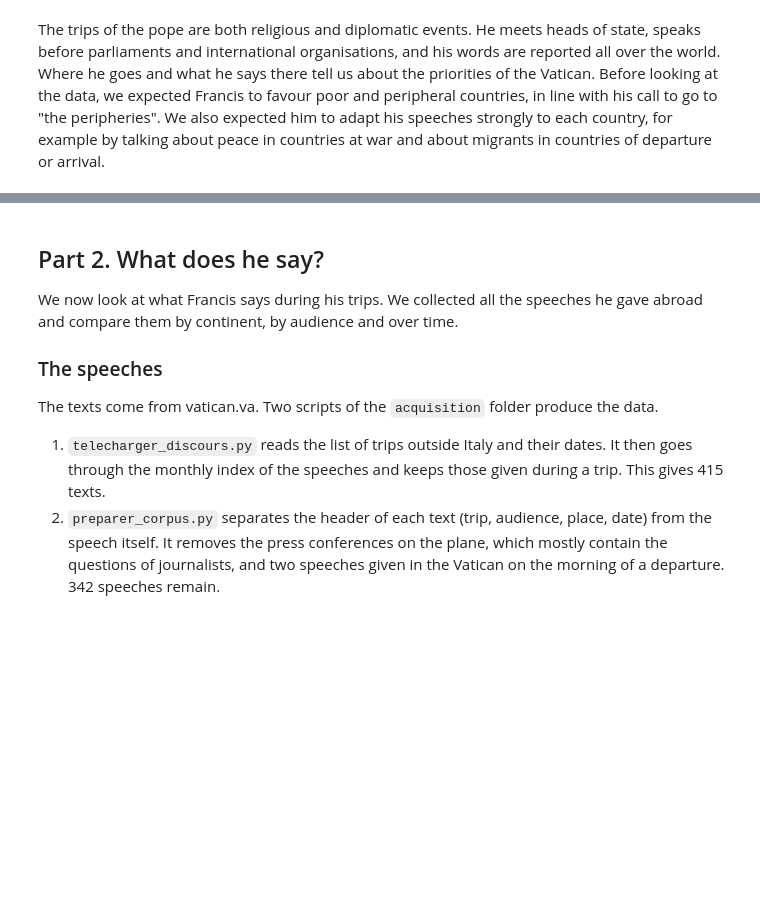
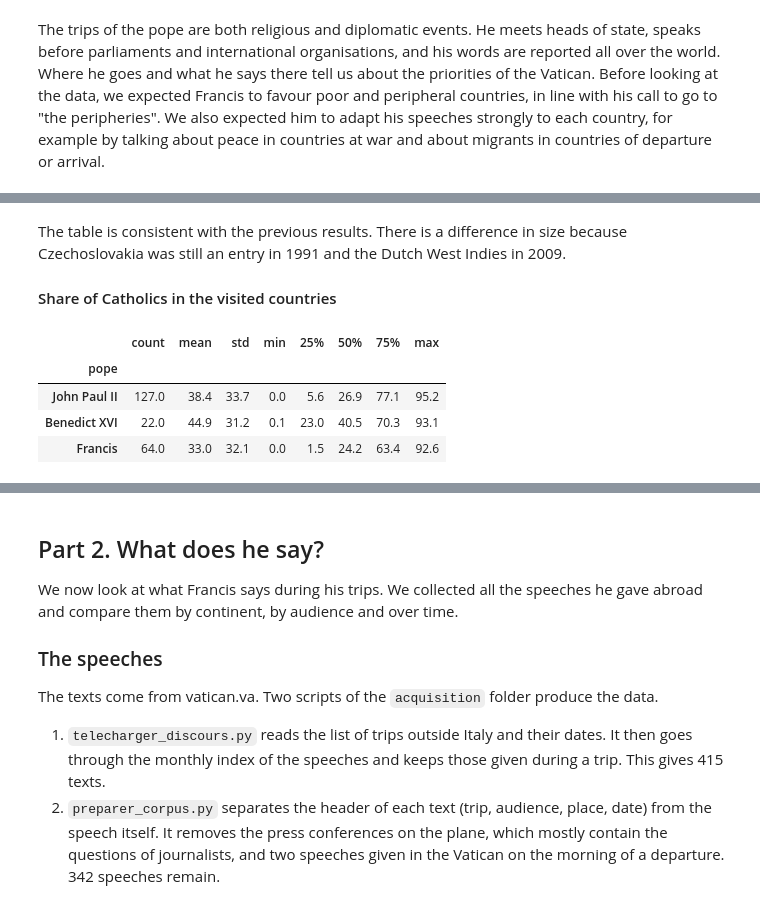
Before and after one commit to arthurdrk/projet-discours, a Jupyter notebook: main.ipynb, the cells around one changed output, grey strips where cells are left out. Drawn from its saved outputs; the diff is of its cells as text; code cells hidden in the pictures; blank space fills up the shorter version.

Commit message:
Partie 1 : reprise de la dernière version du travail d'Adrien

```diff
--- a/main.ipynb
+++ b/main.ipynb
@@ -493,0 +69,13 @@ In the bar chart, high-income countries receive the most visits for the three po
+# %%
+trips = pd.read_parquet(fichier(FILE_TRIPS, ADRIEN))
+trips = trips.rename(columns={"Pope": "pope", "Year": "year", "Place": "trip",
+                              "Country": "country", "ISO3": "iso3"})
+trips["pope"] = trips["pope"].replace({"John-Paul II": "John Paul II"})
+trips["year"] = trips["year"].astype(int)
+
+# The Vatican title of the 1985 trip names only the Netherlands, but John Paul II also went to
+# Luxembourg and Belgium during this trip. We add the two missing countries.
+netherlands_1985 = trips[(trips["pope"] == "John Paul II") & (trips["year"] == 1985) & (trips["iso3"] == "NLD")]
+trips = pd.concat([trips, netherlands_1985.assign(country="Luxembourg", iso3="LUX"),
+                   netherlands_1985.assign(country="Belgium", iso3="BEL")], ignore_index=True)
+trips.head(3)
@@ -493,0 +323,15 @@ In the bar chart, high-income countries receive the most visits for the three po
+# %%
+rows = []
+for pope, (start, end) in PONTIFICATES.items():
+    middle_year = min((start + end) // 2, 2015)
+    table = religions[religions["year_religion"] == middle_year].copy()
+    table["pope"] = pope
+    visited_iso3 = trips.loc[trips["pope"] == pope, "iso3"]
+    table["visited"] = table["iso3"].isin(visited_iso3)
+    rows.append(table)
+
+countries = pd.concat(rows)
+countries["majority"] = countries[majority_columns].dropna(how="all").idxmax(axis=1)
+
+# Number of visited countries and number of countries for each pope
+countries.groupby("pope")["visited"].agg(["sum", "size"]).loc[POPES]
@@ -493,0 +344,13 @@ In the bar chart, high-income countries receive the most visits for the three po
+# %% [markdown]
+The table is consistent with the previous results. There is a difference in size because Czechoslovakia was still an entry in 1991 and the Dutch West Indies in 2009.
+
+#### Share of Catholics in the visited countries
+# %%
+visited_countries = countries[countries["visited"]]
+visited_countries.groupby("pope")["catholics"].describe().loc[POPES].round(1)
+# %% [output]
+|  | count | mean | std | min | 25% | 50% | 75% | max |
+| pope |  |  |  |  |  |  |  |  |
+| John Paul II | 127.0 | 38.4 | 33.7 | 0.0 | 5.6 | 26.9 | 77.1 | 95.2 |
+| Benedict XVI | 22.0 | 44.9 | 31.2 | 0.1 | 23.0 | 40.5 | 70.3 | 93.1 |
+| Francis | 64.0 | 33.0 | 32.1 | 0.0 | 1.5 | 24.2 | 63.4 | 92.6 |
```
Also changed, not shown: parts of 84 cells of this notebook.
